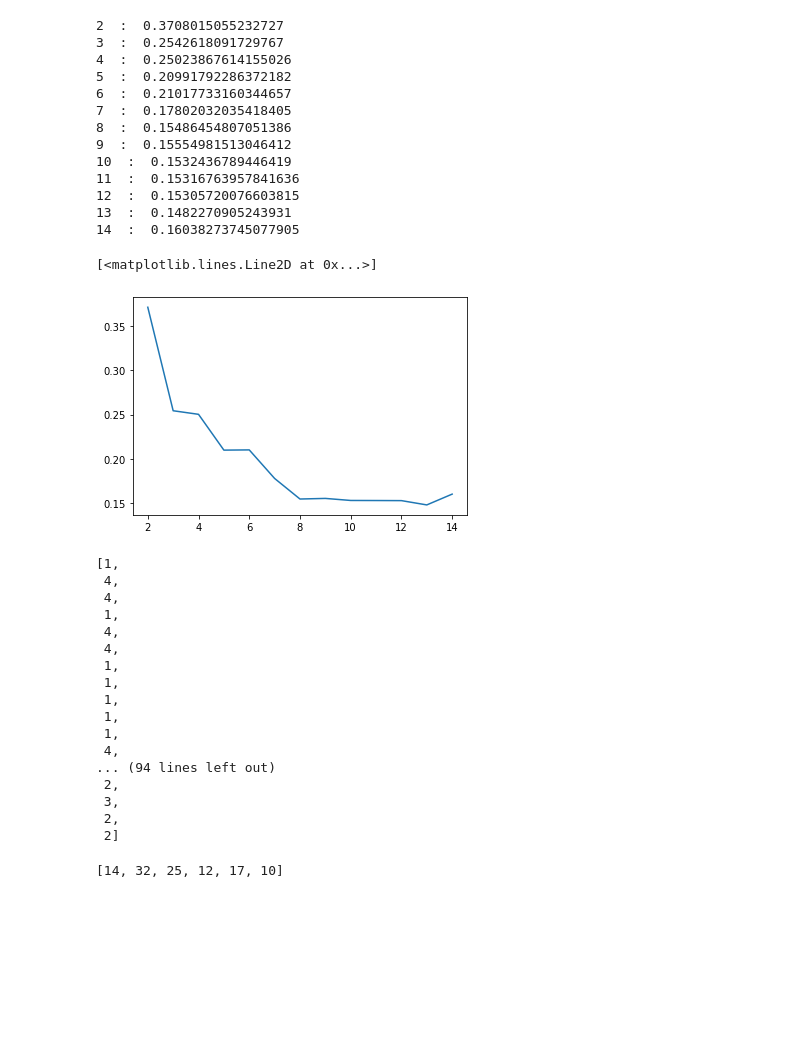
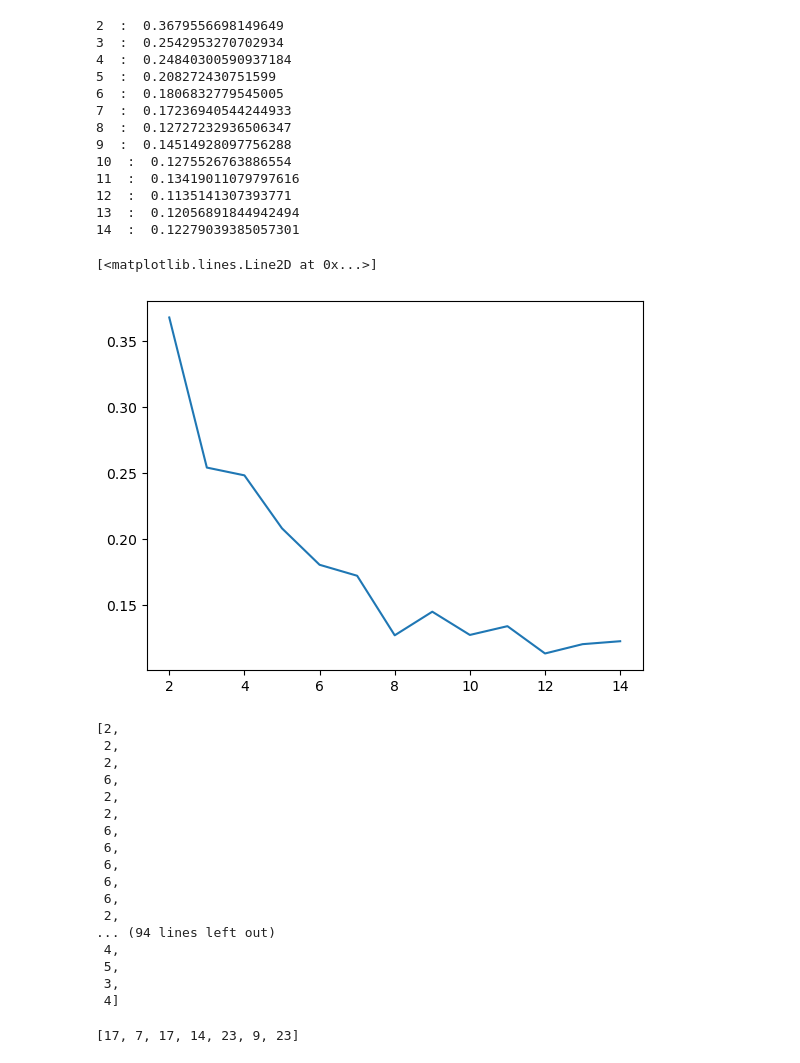
Before and after one commit to KishanRathod17/Climate-Data-Modelling, a Jupyter notebook: Codes/Main Codes/Cart Model For SST/Clustering algorithm for sea surface temperature.ipynb, the cells around one changed output. Cells and saved outputs as stored; diff of their text form; code cells hidden in the pictures; blank space fills up the shorter version.

```diff
--- a/Codes/Main Codes/Cart Model For SST/Clustering algorithm for sea surface temperature.ipynb
+++ b/Codes/Main Codes/Cart Model For SST/Clustering algorithm for sea surface temperature.ipynb
@@ -5,7 +5,7 @@ from sklearn.metrics import silhouette_score
 import matplotlib.pyplot as plt
 from sklearn.cluster import KMeans
 # %%
-df=pd.read_csv("SSTA Category 1901-2010.csv",index_col=0)
+df=pd.read_csv(r"C:\Users\ratho\Desktop\Software Group Project - III\Github\Climate Data Modelling\Climate-Data-Modelling\CSV Excel Data\SSTA Category 1901-2010.csv",index_col=0)
 df
 # %% [output]
 |  | region1 | region2 | region3 | region4 | region5 | region6 | region7 | region8 | region9 | region10 | region11 | ... |
@@ -24,41 +24,41 @@ df
 # %%
 #Validating the number of clusters using silhouette index
 
 k_range = range(2, 15)
 silhouette_values=[]
 
 for k in k_range:
     # Create k-means object and fit to data
-    kmeans = KMeans(n_clusters=k,random_state=42,n_init=30)
+    kmeans = KMeans(n_clusters=k,random_state=42,n_init='auto')
     kmeans.fit(df)
 
     # Get cluster labels
     labels = kmeans.labels_
 
     # Compute silhouette score
     silhouette_values.append(silhouette_score(df, labels))
 
 for i in range(len(silhouette_values)):
     print((i+2)," : ",silhouette_values[i])
 plt.plot(k_range,silhouette_values)
 # %% [output]
-2  :  0.3708015055232727
-3  :  0.2542618091729767
-4  :  0.25023867614155026
-5  :  0.20991792286372182
-6  :  0.21017733160344657
-7  :  0.17802032035418405
-8  :  0.15486454807051386
-9  :  0.15554981513046412
-10  :  0.1532436789446419
-11  :  0.15316763957841636
-12  :  0.15305720076603815
-13  :  0.1482270905243931
-14  :  0.16038273745077905
+2  :  0.3679556698149649
+3  :  0.2542953270702934
+4  :  0.24840300590937184
+5  :  0.208272430751599
+6  :  0.1806832779545005
+7  :  0.17236940544244933
+8  :  0.12727232936506347
+9  :  0.14514928097756288
+10  :  0.1275526763886554
+11  :  0.13419011079797616
+12  :  0.1135141307393771
+13  :  0.12056891844942494
+14  :  0.12279039385057301
 [<matplotlib.lines.Line2D at 0x...>]
-[figure, old version]
+[figure, new version]
 # %%
-km = KMeans(n_clusters=6,random_state=32,n_init=30)
+km = KMeans(n_clusters=7,random_state=42,n_init='auto')
 km.fit(df)
 
 
@@ -66,30 +66,30 @@ values=km.labels_
 vals=[i for i in values]
 vals
 # %% [output]
-[1,
+[2,
+ 2,
+ 2,
+ 6,
+ 2,
+ 2,
+ 6,
+ 6,
+ 6,
+ 6,
+ 6,
+ 2,
+... (94 lines left out)
  4,
- 4,
- 1,
- 4,
- 4,
- 1,
- 1,
- 1,
- 1,
- 1,
- 4,
-... (94 lines left out)
- 2,
+ 5,
  3,
- 2,
- 2]
+ 4]
 # %%
-cnt=[0 for i in range(6)]
+cnt=[0 for i in range(7)]
 for i in range(len(vals)):
     cnt[vals[i]]+=1
 cnt
 # %% [output]
-[14, 32, 25, 12, 17, 10]
+[17, 7, 17, 14, 23, 9, 23]
 # %%
 # labels = kmeans.labels_
 # labels
```
Also changed, not shown: parts of 10 cells of this notebook, 8 other files.
